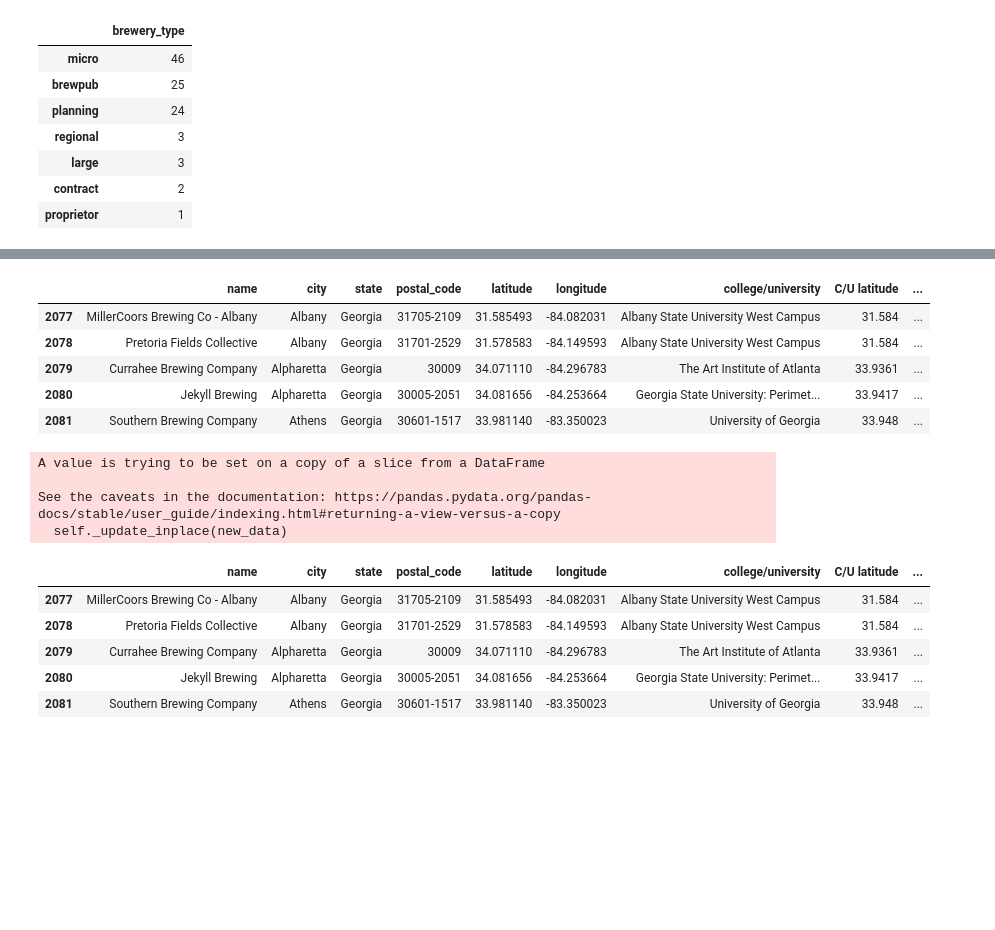
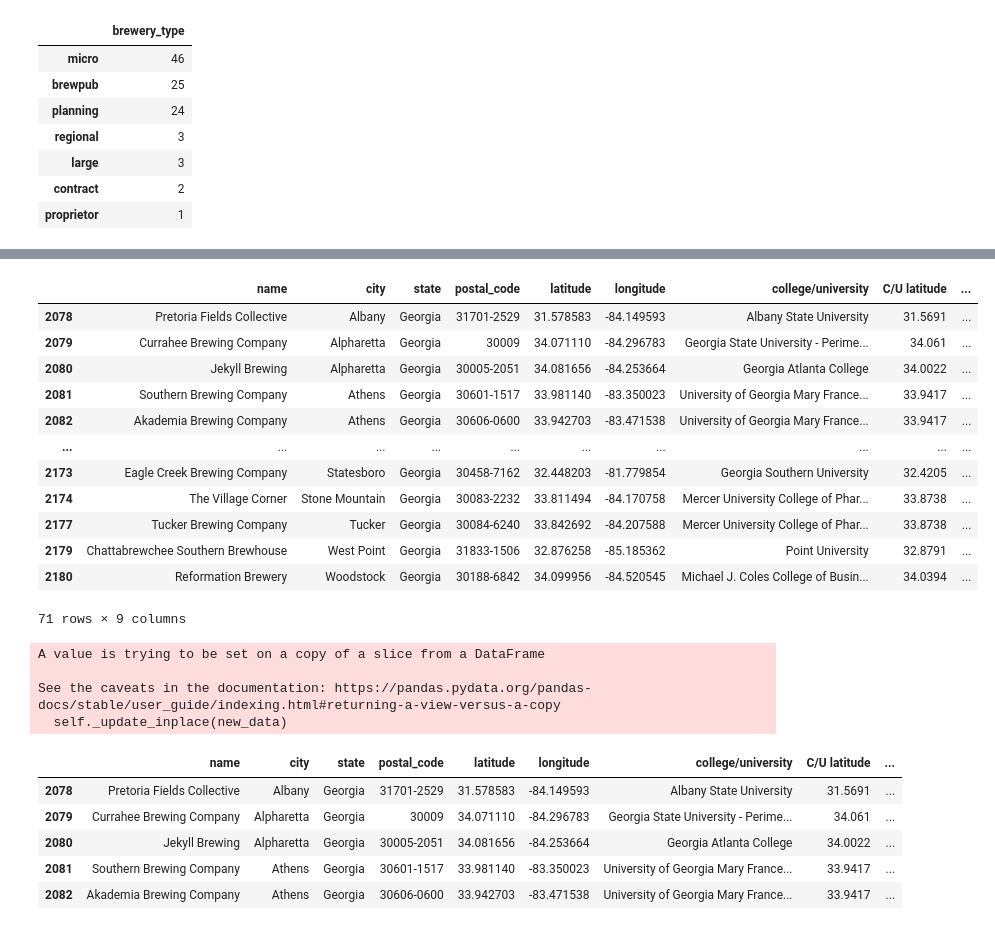
Before and after one commit to sjani184/Megadatatron, a Jupyter notebook: main_notebook.ipynb, the cells around one changed output, grey strips where cells are left out. Cells and saved outputs as stored; diff of their text form; code cells hidden in the pictures; blank space fills up the shorter version.

```diff
--- a/main_notebook.ipynb
+++ b/main_notebook.ipynb
@@ -137,50 +145,83 @@ fig2
 # %%
 #maria
 
-#analysis 3: relation b/w breweries & colleges/univerisities
+#analysis 3: relation b/w microbreweries & colleges/univerisities
 
 #isolate relevant columns to a new dataframe
-college_df = ga_brews_df.loc[:, ['name', 'city', 'state', 'postal_code', 'latitude', 'longitude']]
+college_df = ga_microbrews_df.loc[:, ['name', 'city', 'state', 'postal_code', 'latitude', 'longitude']]
 
 #display new dataframe
 college_df.head()
 
 #create new columns for college/university data
 college_df['college/university'] = ''
 college_df['C/U latitude'] = ''
 college_df['C/U longitude'] = ''
 
-#define base url & parameters
+#define base url & parameters; 30,000m = 18.6mi
 college_url = "https://maps.googleapis.com/maps/api/place/nearbysearch/json"
-college_params = {"radius": 20000,
-                  "type": "university",
+college_params = {"type": "university",
+                  "keyword": "college",
                   "key": g_key}
 
 #begin another loop through georgia breweries
 for index, row in college_df.iterrows():
 
     #try/except statement to search for nearby colleges by lat/lng
     try:
+        college_params['radius'] = 10000
         college_params['location'] = (f"{row['latitude']}, {row['longitude']}")
 
         college_response = requests.get(college_url, params = college_params).json()
-#         pprint (college_response)
 
         college_df.loc[index, 'college/university'] = college_response["results"][0]["name"]
         college_df.loc[index, 'C/U latitude'] = college_response["results"][0]["geometry"]["location"]["lat"]
         college_df.loc[index, 'C/U longitude'] = college_response["results"][0]["geometry"]["location"]["lng"]
 
     except:
-        pass
+        #search larger radius
+        try:
+            college_params['radius'] = 20000
+            college_params['location'] = (f"{row['latitude']}, {row['longitude']}")
 
-college_df.head()
+            college_response = requests.get(college_url, params = college_params).json()
+
+            college_df.loc[index, 'college/university'] = college_response["results"][0]["name"]
+            college_df.loc[index, 'C/U latitude'] = college_response["results"][0]["geometry"]["location"]["lat"]
+            college_df.loc[index, 'C/U longitude'] = college_response["results"][0]["geometry"]["location"]["lng"]
+
+        except:
+            try:
+                college_params['radius'] = 30000
+                college_params['location'] = (f"{row['latitude']}, {row['longitude']}")
+
+                college_response = requests.get(college_url, params = college_params).json()
+
+                college_df.loc[index, 'college/university'] = college_response["results"][0]["name"]
+                college_df.loc[index, 'C/U latitude'] = college_response["results"][0]["geometry"]["location"]["lat"]
+                college_df.loc[index, 'C/U longitude'] = college_response["results"][0]["geometry"]["location"]["lng"]
+
+            except:
+                pass
+
+college_df
+
+#some of the results are definitely questionable; a brewery in macon doesn't return mercer, but warner robins instead
+#but rankby distance yielded almost all non-college results
 # %% [output]
 |  | name | city | state | postal_code | latitude | longitude | college/university | C/U latitude | ... |
-| 2077 | MillerCoors Brewing Co - Albany | Albany | Georgia | 31705-2109 | 31.585493 | -84.082031 | Albany State University West Campus | 31.584 | ... |
-| 2078 | Pretoria Fields Collective | Albany | Georgia | 31701-2529 | 31.578583 | -84.149593 | Albany State University West Campus | 31.584 | ... |
-| 2079 | Currahee Brewing Company | Alpharetta | Georgia | 30009 | 34.071110 | -84.296783 | The Art Institute of Atlanta | 33.9361 | ... |
-| 2080 | Jekyll Brewing | Alpharetta | Georgia | 30005-2051 | 34.081656 | -84.253664 | Georgia State University: Perimet... | 33.9417 | ... |
-| 2081 | Southern Brewing Company | Athens | Georgia | 30601-1517 | 33.981140 | -83.350023 | University of Georgia | 33.948 | ... |
+| 2078 | Pretoria Fields Collective | Albany | Georgia | 31701-2529 | 31.578583 | -84.149593 | Albany State University | 31.5691 | ... |
+| 2079 | Currahee Brewing Company | Alpharetta | Georgia | 30009 | 34.071110 | -84.296783 | Georgia State University - Perime... | 34.061 | ... |
+| 2080 | Jekyll Brewing | Alpharetta | Georgia | 30005-2051 | 34.081656 | -84.253664 | Georgia Atlanta College | 34.0022 | ... |
+| 2081 | Southern Brewing Company | Athens | Georgia | 30601-1517 | 33.981140 | -83.350023 | University of Georgia Mary France... | 33.9417 | ... |
+| 2082 | Akademia Brewing Company | Athens | Georgia | 30606-0600 | 33.942703 | -83.471538 | University of Georgia Mary France... | 33.9417 | ... |
+| ... | ... | ... | ... | ... | ... | ... | ... | ... | ... |
+| 2173 | Eagle Creek Brewing Company | Statesboro | Georgia | 30458-7162 | 32.448203 | -81.779854 | Georgia Southern University | 32.4205 | ... |
+| 2174 | The Village Corner | Stone Mountain | Georgia | 30083-2232 | 33.811494 | -84.170758 | Mercer University College of Phar... | 33.8738 | ... |
+| 2177 | Tucker Brewing Company | Tucker | Georgia | 30084-6240 | 33.842692 | -84.207588 | Mercer University College of Phar... | 33.8738 | ... |
+| 2179 | Chattabrewchee Southern Brewhouse | West Point | Georgia | 31833-1506 | 32.876258 | -85.185362 | Point University | 32.8791 | ... |
+| 2180 | Reformation Brewery | Woodstock | Georgia | 30188-6842 | 34.099956 | -84.520545 | Michael J. Coles College of Busin... | 34.0394 | ... |
+71 rows × 9 columns
 # %%
 #create new dataframe before dropping duplicate names
 college_df2 = college_df.drop_duplicates (subset = ["latitude","longitude"],
@@ -190,7 +231,7 @@ college_df2 = college_df.drop_duplicates (subset = ["latitude","longitude"],
 college_df2['college/university'].replace('', np.nan, inplace=True)
 college_df2 = college_df2.dropna (how = 'any')
 
-#total colleges left is 94
+#total rows left = 70
 college_df2.head()
 # %% [output]
 A value is trying to be set on a copy of a slice from a DataFrame
@@ -198,9 +239,9 @@ A value is trying to be set on a copy of a slice from a DataFrame
 See the caveats in the documentation: https://pandas.pydata.org/pandas-docs/stable/user_guide/indexing.html#returning-a-view-versus-a-copy
   self._update_inplace(new_data)
 |  | name | city | state | postal_code | latitude | longitude | college/university | C/U latitude | ... |
-| 2077 | MillerCoors Brewing Co - Albany | Albany | Georgia | 31705-2109 | 31.585493 | -84.082031 | Albany State University West Campus | 31.584 | ... |
-| 2078 | Pretoria Fields Collective | Albany | Georgia | 31701-2529 | 31.578583 | -84.149593 | Albany State University West Campus | 31.584 | ... |
-| 2079 | Currahee Brewing Company | Alpharetta | Georgia | 30009 | 34.071110 | -84.296783 | The Art Institute of Atlanta | 33.9361 | ... |
-| 2080 | Jekyll Brewing | Alpharetta | Georgia | 30005-2051 | 34.081656 | -84.253664 | Georgia State University: Perimet... | 33.9417 | ... |
-| 2081 | Southern Brewing Company | Athens | Georgia | 30601-1517 | 33.981140 | -83.350023 | University of Georgia | 33.948 | ... |
+| 2078 | Pretoria Fields Collective | Albany | Georgia | 31701-2529 | 31.578583 | -84.149593 | Albany State University | 31.5691 | ... |
+| 2079 | Currahee Brewing Company | Alpharetta | Georgia | 30009 | 34.071110 | -84.296783 | Georgia State University - Perime... | 34.061 | ... |
+| 2080 | Jekyll Brewing | Alpharetta | Georgia | 30005-2051 | 34.081656 | -84.253664 | Georgia Atlanta College | 34.0022 | ... |
+| 2081 | Southern Brewing Company | Athens | Georgia | 30601-1517 | 33.981140 | -83.350023 | University of Georgia Mary France... | 33.9417 | ... |
+| 2082 | Akademia Brewing Company | Athens | Georgia | 30606-0600 | 33.942703 | -83.471538 | University of Georgia Mary France... | 33.9417 | ... |
 # %%
```
Also changed, not shown: parts of 5 cells of this notebook, 1 other file.
